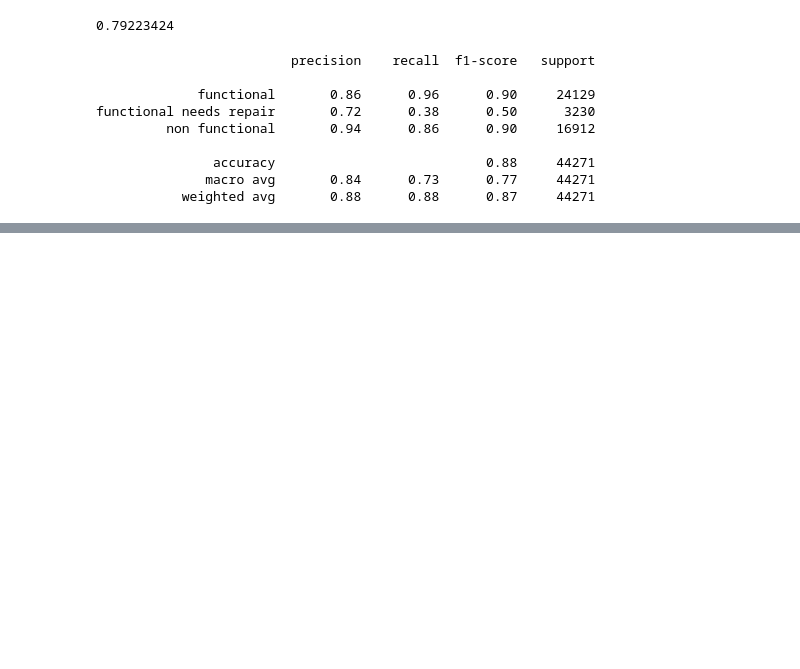
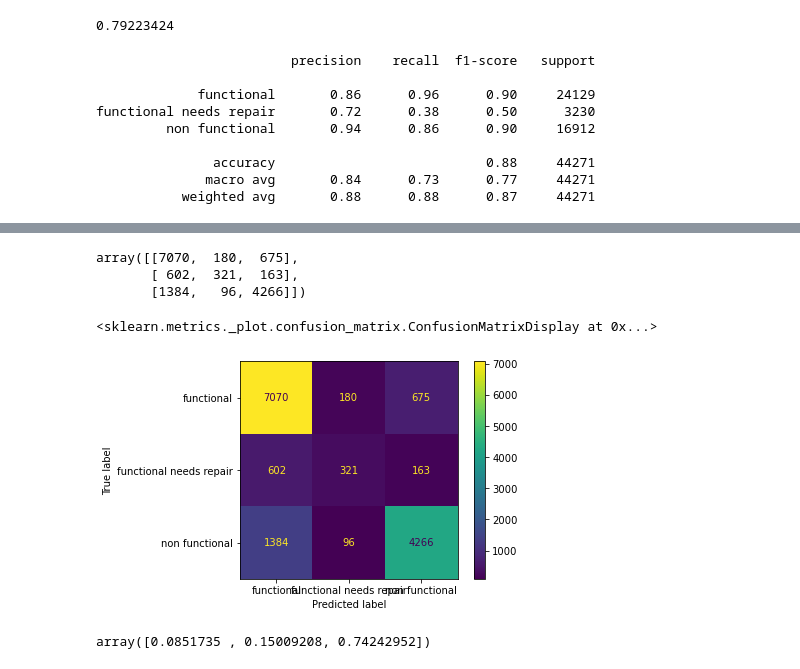
Before and after one commit to jlc0512/dsc-phase-3-project-v2-3, a Jupyter notebook: modeling_notebook.ipynb, the cells around one changed output, grey strips where cells are left out. Cells and saved outputs as stored; diff of their text form; code cells hidden in the pictures; blank space fills up the shorter version.

```diff
--- a/modeling_notebook.ipynb
+++ b/modeling_notebook.ipynb
@@ -1326,0 +1470,40 @@ functional needs repair       0.72      0.38      0.50      3230
+# %%
+conf_mat = confusion_matrix(y_test, final_model.predict(X_test))
+conf_mat
+# %% [output]
+array([[7070,  180,  675],
+       [ 602,  321,  163],
+       [1384,   96, 4266]])
+# %%
+plot_confusion_matrix(final_model, X_test, y_test)
+# %% [output]
+<sklearn.metrics._plot.confusion_matrix.ConfusionMatrixDisplay at 0x...>
+[figure, added]
+# %%
+tot_func = sum(conf_mat[0, :])
+tot_func_rep = sum(conf_mat[1, :])
+tot_non_func = sum(conf_mat[2, :])
+
+func = np.zeros((1, 3))
+func_rep = np.zeros((1, 3))
+non_func = np.zeros((1, 3))
+for i in range(3):
+    func[0, i] = conf_mat[0, i] / tot_func
+    func_rep[0, i] = conf_mat[1, i] / tot_func_rep
+    non_func[0, i] = conf_mat[2, i] / tot_non_func
+
+prop_func = np.array([func[0,0],
+                      func_rep[0,0],
+                      non_func[0,0]])
+
+prop_func_rep = np.array([func[0,1],
+                          func_rep[0,1],
+                          non_func[0,1]])
+
+prop_non_func = np.array([func[0,2],
+                          func_rep[0,2],
+                          non_func[0,2]])
+
+prop_non_func
+# %% [output]
+array([0.0851735 , 0.15009208, 0.74242952])
```
Also changed, not shown: parts of 33 cells of this notebook, 4 other files.
